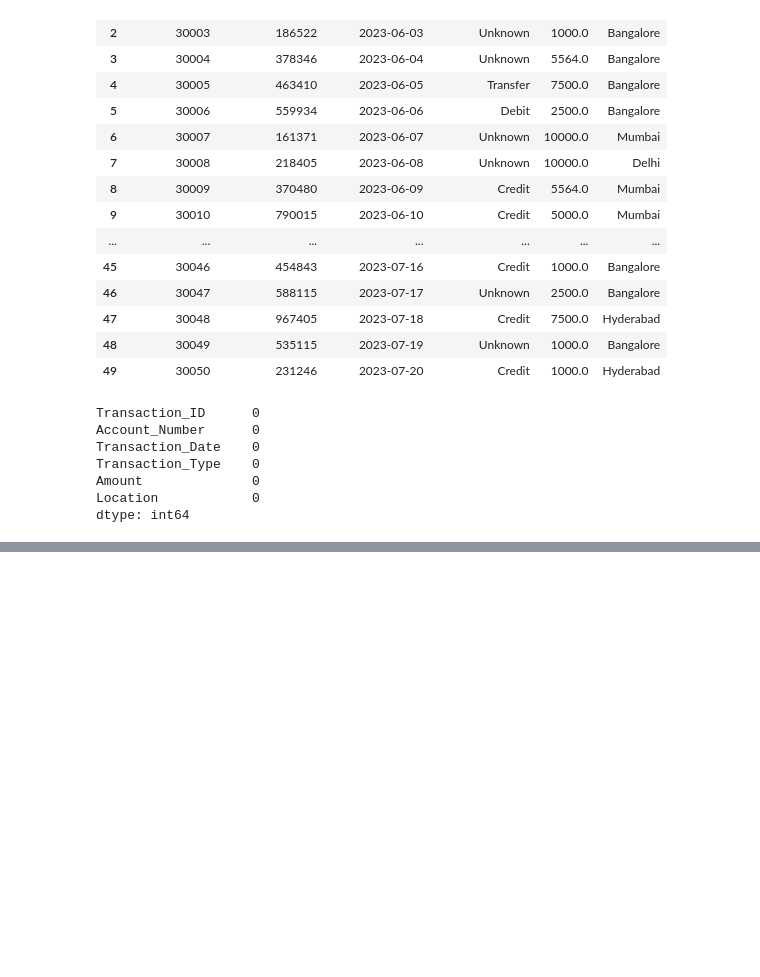
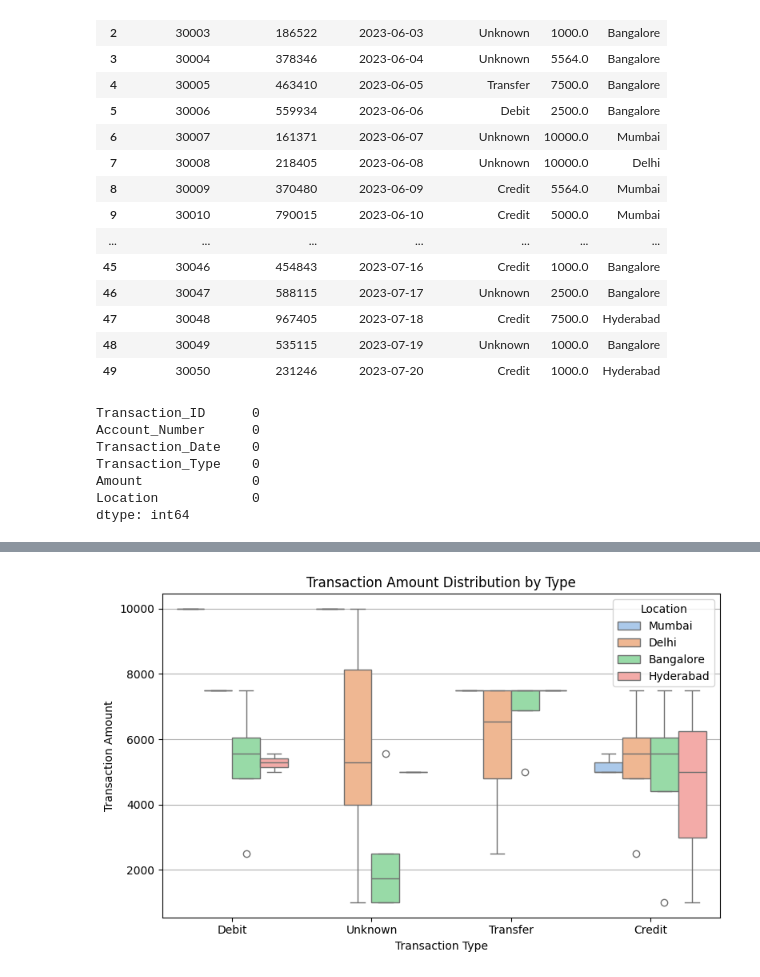
Before and after one commit to sahusuman9/eda_projects_python, a Jupyter notebook: eda_with_libraries/banking/banking_transaction.ipynb, the cells around one changed output, grey strips where cells are left out. Saved outputs shown, nothing was run; the diff lists cells and outputs as text; code cells hidden in the pictures; blank space fills up the shorter version.

```diff
--- a/eda_with_libraries/banking/banking_transaction.ipynb
+++ b/eda_with_libraries/banking/banking_transaction.ipynb
@@ -128,0 +411,13 @@ df.to_csv('cleaned_banking_data.csv', index=False)
+# %%
+# Boxplot comparing transaction amounts across types.
+
+plt.figure(figsize=(8, 5))
+sns.boxplot(x='Transaction_Type', y='Amount', hue='Location', data=df, palette='pastel')
+
+plt.title("Transaction Amount Distribution by Type")
+plt.xlabel("Transaction Type")
+plt.ylabel("Transaction Amount")
+plt.grid(axis='y')
+plt.tight_layout()
+# %% [output]
+[figure, added]
```
Also changed, not shown: parts of 34 cells of this notebook, 5 other files.
